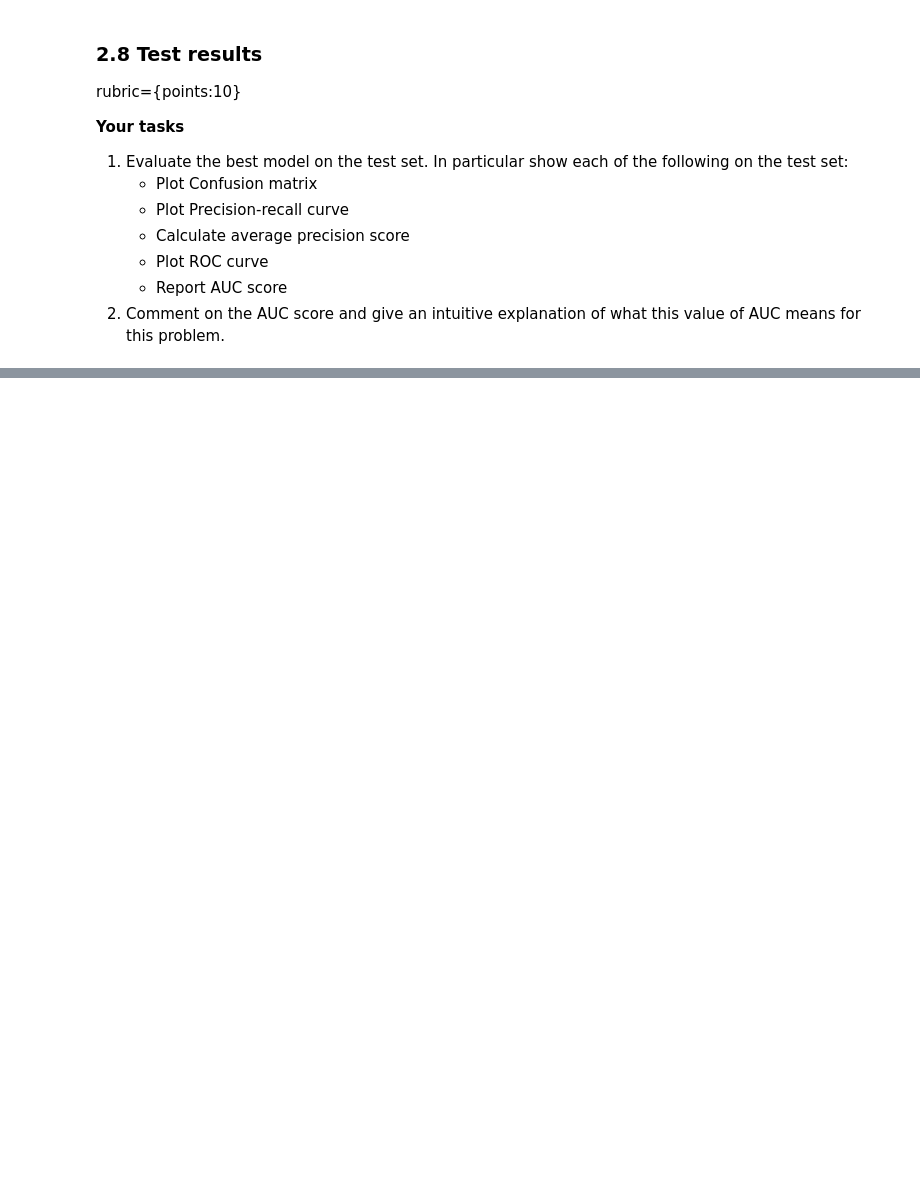
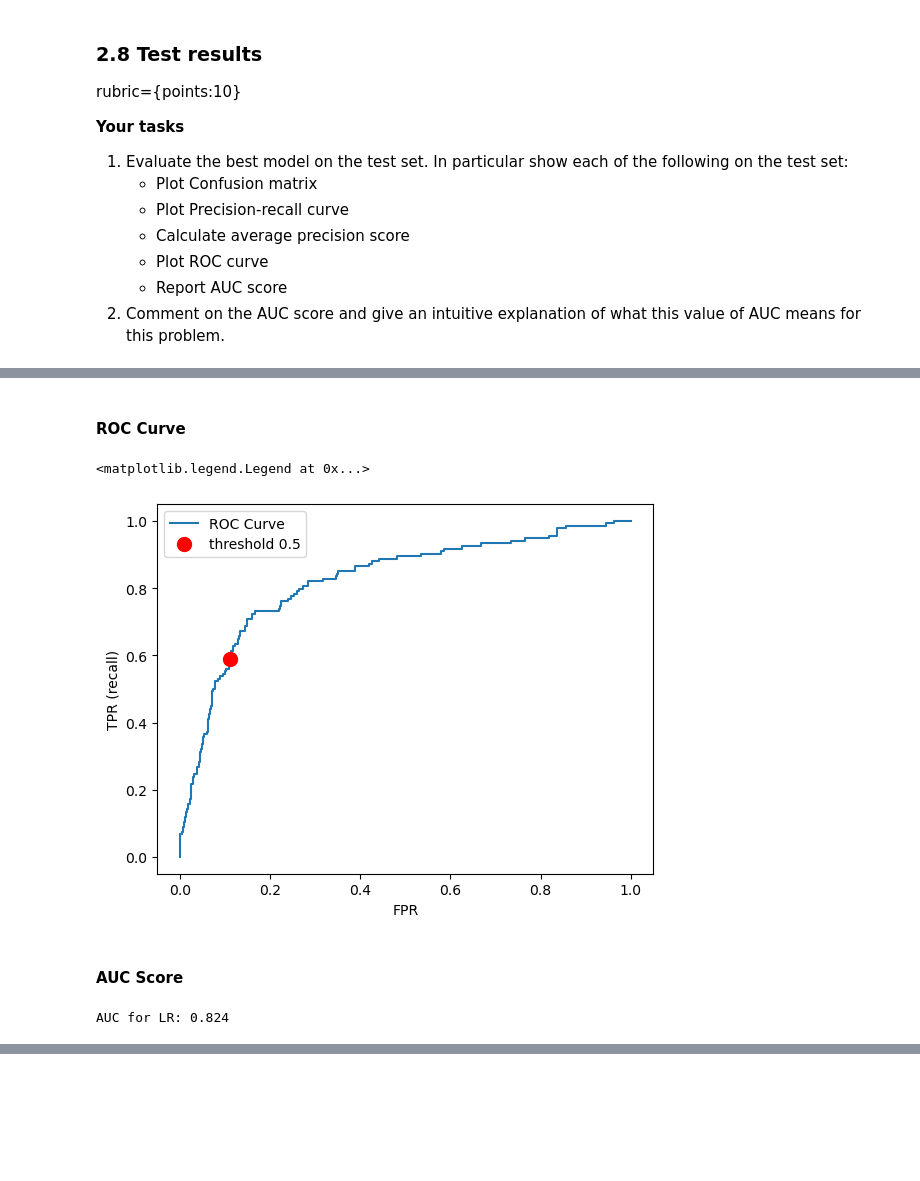
Before and after one commit to kennyjhcheng/cpsc330-2022W2, a Jupyter notebook: hw/hw5/hw5.ipynb, the cells around one changed output, grey strips where cells are left out. Saved outputs shown, nothing was run; the diff lists cells and outputs as text; code cells hidden in the pictures; blank space fills up the shorter version.

```diff
--- a/hw/hw5/hw5.ipynb
+++ b/hw/hw5/hw5.ipynb
@@ -570,0 +717,28 @@ rubric={points:10}
+# %% [markdown]
+#### ROC Curve
+# %%
+fpr, tpr, thresholds = roc_curve(y_test, pipe_lr_best.predict_proba(X_test)[:, 1])
+plt.plot(fpr, tpr, label="ROC Curve")
+plt.xlabel("FPR")
+plt.ylabel("TPR (recall)")
+
+default_threshold = np.argmin(np.abs(thresholds - 0.5))
+
+plt.plot(
+    fpr[default_threshold],
+    tpr[default_threshold],
+    "or",
+    markersize=10,
+    label="threshold 0.5",
+)
+plt.legend(loc="best")
+# %% [output]
+<matplotlib.legend.Legend at 0x...>
+[figure, added]
+# %% [markdown]
+#### AUC Score
+# %%
+roc_lr = roc_auc_score(y_test, pipe_lr_best.predict_proba(X_test)[:, 1])
+print("AUC for LR: {:.3f}".format(roc_lr))
+# %% [output]
+AUC for LR: 0.824
```
Also changed, not shown: parts of 51 cells of this notebook.
